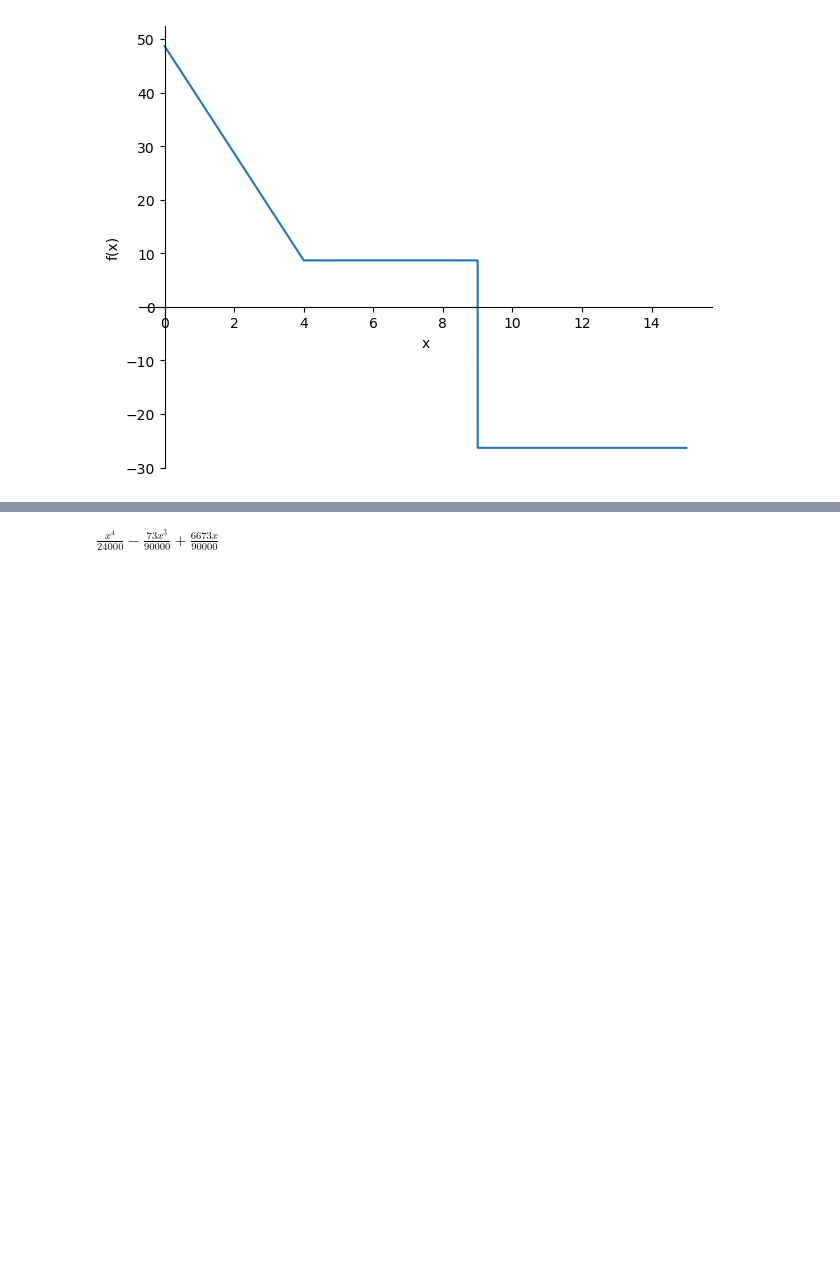
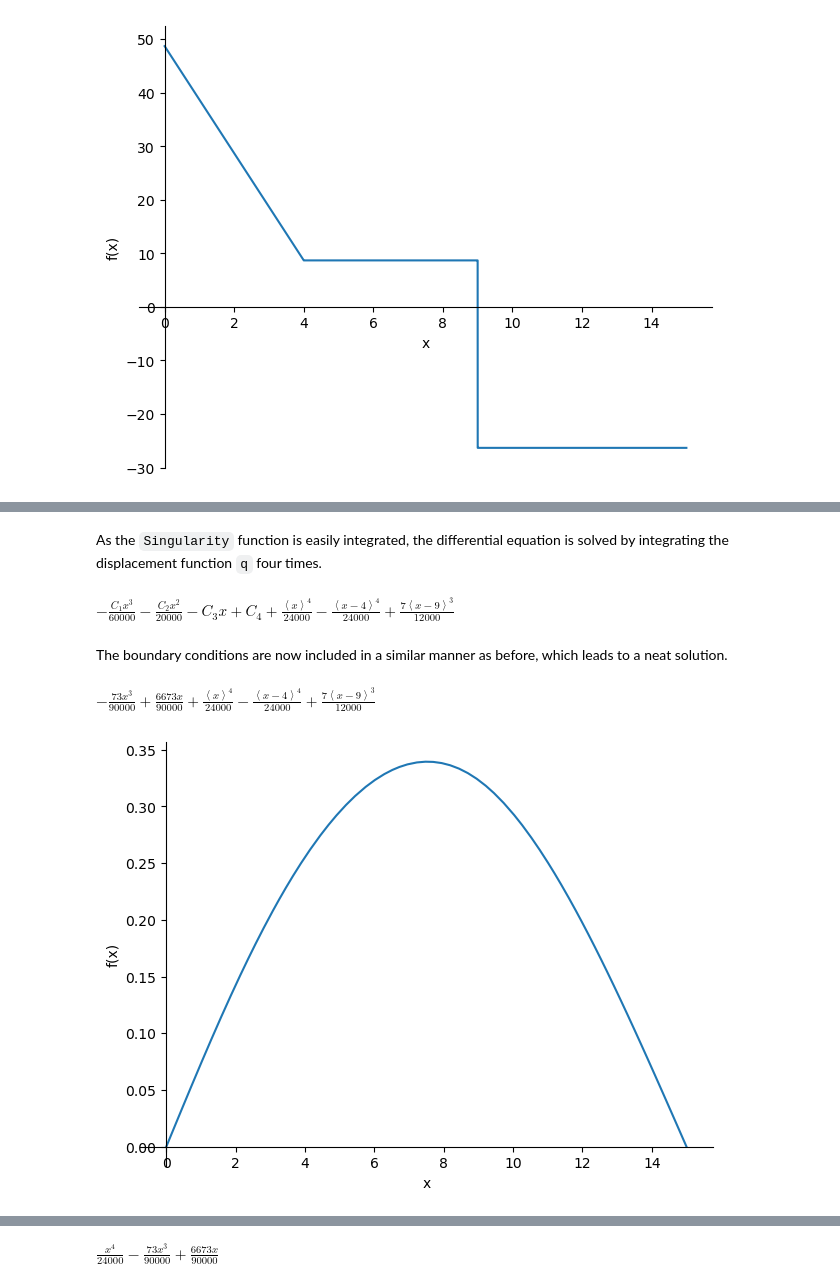
Before and after one commit to TeachBooks/sympy_mechanics, a Jupyter notebook: Instruction/SymPy example for Structural Mechanics problems.ipynb, the cells around one changed output, grey strips where cells are left out. Cells and saved outputs as stored; diff of their text form; code cells hidden in the pictures; blank space fills up the shorter version.

```diff
--- a/Instruction/SymPy example for Structural Mechanics problems.ipynb
+++ b/Instruction/SymPy example for Structural Mechanics problems.ipynb
@@ -89,0 +123,29 @@ sp.plotting.plot(V,(x,0,L));
+# %% [markdown]
+As the `Singularity` function is easily integrated, the differential equation is solved by integrating the displacement function `q` four times.
+# %%
+EI = 10000
+V = sp.integrate(-q,x)+C1
+M = sp.integrate(V,x)+C2
+kappa = M / EI
+phi = sp.integrate(kappa,x)+C3
+w = sp.integrate(-phi,x)+C4
+display(w)
+# %% [output]
+$\displaystyle - \frac{C_{1} x^{3}}{60000} - \frac{C_{2} x^{2}}{20000} - C_{3} x + C_{4} + \frac{{\left\langle x \right\rangle}^{4}}{24000} - \frac{{\left\langle x - 4 \right\rangle}^{4}}{24000} + \frac{7 {\left\langle x - 9 \right\rangle}^{3}}{12000}$
+# %% [markdown]
+The boundary conditions are now included in a similar manner as before, which leads to a neat solution.
+# %%
+Eq1 = sp.Eq(w.subs(x,0),0)
+Eq2 = sp.Eq(w.subs(x,L),0)
+Eq3 = sp.Eq(M.subs(x,0),0)
+Eq4 = sp.Eq(M.subs(x,L),0)
+
+sol = sp.solve((Eq1,Eq2,Eq3,Eq4),(C1,C2,C3,C4))
+w = w.subs(sol)
+display(w)
+# %% [output]
+$\displaystyle - \frac{73 x^{3}}{90000} + \frac{6673 x}{90000} + \frac{{\left\langle x \right\rangle}^{4}}{24000} - \frac{{\left\langle x - 4 \right\rangle}^{4}}{24000} + \frac{7 {\left\langle x - 9 \right\rangle}^{3}}{12000}$
+# %%
+sp.plotting.plot(w,(x,0,L));
+# %% [output]
+[figure, added]
```
Also changed, not shown: parts of 4 cells of this notebook, 2 other files.
